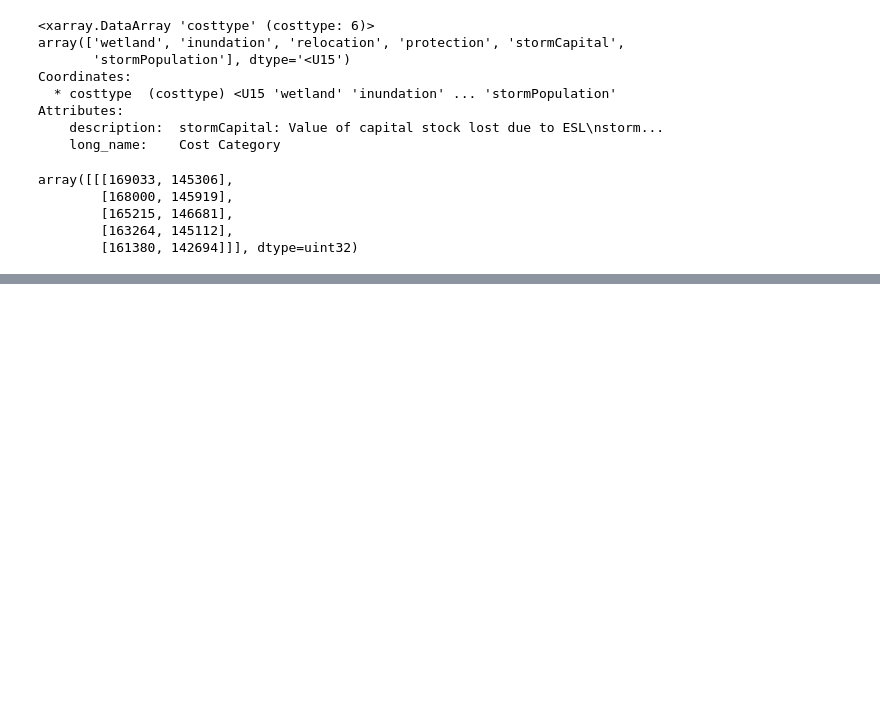
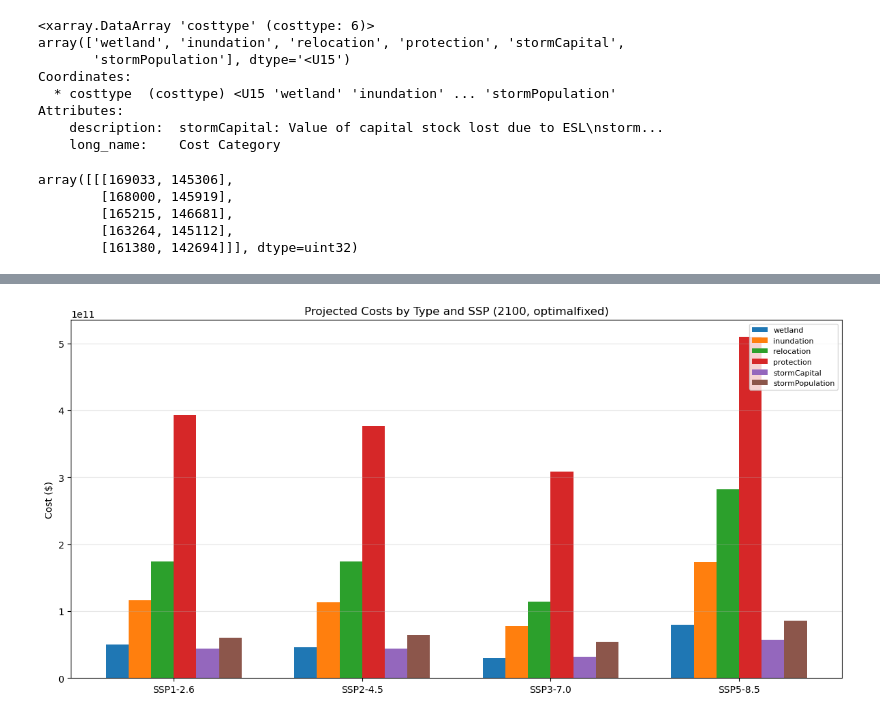
Before and after one commit to Nolancchu/DSC180B-B05-1-Capstone, a Jupyter notebook: projected_costs/cost_analysis.ipynb, the cells around one changed output, grey strips where cells are left out. Drawn from its saved outputs; the diff is of its cells as text; code cells hidden in the pictures; blank space fills up the shorter version.

```diff
--- a/projected_costs/cost_analysis.ipynb
+++ b/projected_costs/cost_analysis.ipynb
@@ -169 +132,27 @@ SSP3-7.0 30,271,539,200.00  77,468,622,848.00 113,941,692,416.00 307,899,596,800
 SSP5-8.5 79,841,943,552.00 173,404,192,768.00 281,992,462,336.00 509,314,465,792.00 56,984,109,056.00 85,949,833,216.00 1,187,487,006,720.00
+# %%
+ssp_indices = [0, 1, 2, 4]
+ssp_labels  = ["SSP1-2.6", "SSP2-4.5", "SSP3-7.0", "SSP5-8.5"]
+costtypes   = ['wetland', 'inundation', 'relocation', 'protection', 'stormCapital', 'stormPopulation']
+
+results_by_cost = {}
+
+for idx, label in zip(ssp_indices, ssp_labels):
+    cost_by_type = {}
+    for ct in costtypes:
+        c = (
+            ds.costs.sel(case='noAdaptation', costtype=ct, year=2100)
+            .isel(scenario=idx, ssp=idx, iam=0, quantile=0)
+            .sum(dim='adm1')
+            .load()
+        )
+        cost_by_type[ct] = float(c.values)
+    results_by_cost[label] = cost_by_type
+
+# Build dataframe
+df_costs = pd.DataFrame(results_by_cost).T
+df_costs.columns = costtypes
+df_costs['Total'] = df_costs.sum(axis=1)
+
+pd.set_option('display.float_format', lambda x: f'{x:,.2f}')
+print(df_costs.to_string())
@@ -169,0 +165,20 @@ SSP5-8.5 79,841,943,552.00 173,404,192,768.00 281,992,462,336.00 509,314,465,792
+# %%
+plot_cols = costtypes
+x = np.arange(len(ssp_labels))
+width = 0.12
+
+fig, ax = plt.subplots(figsize=(12, 6))
+for i, ct in enumerate(plot_cols):
+    offset = (i - len(plot_cols) / 2 + 0.5) * width
+    bars = ax.bar(x + offset, df_costs[ct].values, width, label=ct)
+
+ax.set_xticks(x)
+ax.set_xticklabels(ssp_labels)
+ax.set_ylabel("Cost ($)")
+ax.set_title("Projected Costs by Type and SSP (2100, optimalfixed)")
+ax.legend(loc="upper right", fontsize=8)
+ax.grid(axis="y", alpha=0.3)
+plt.tight_layout()
+plt.show()
+# %% [output]
+[figure, added]
```
Also changed, not shown: parts of 4 cells of this notebook.
